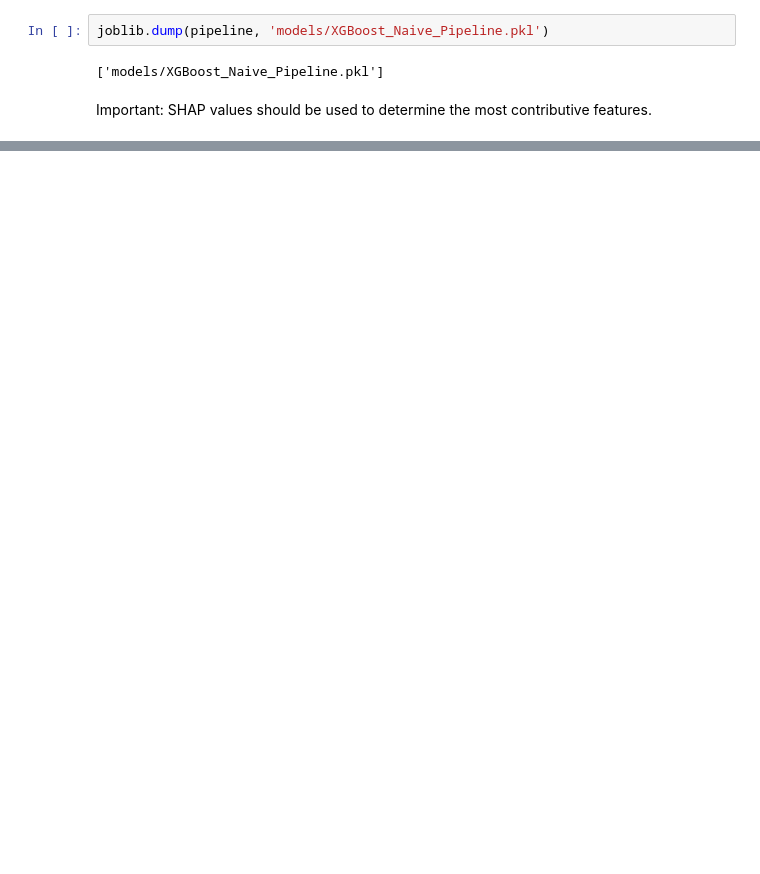
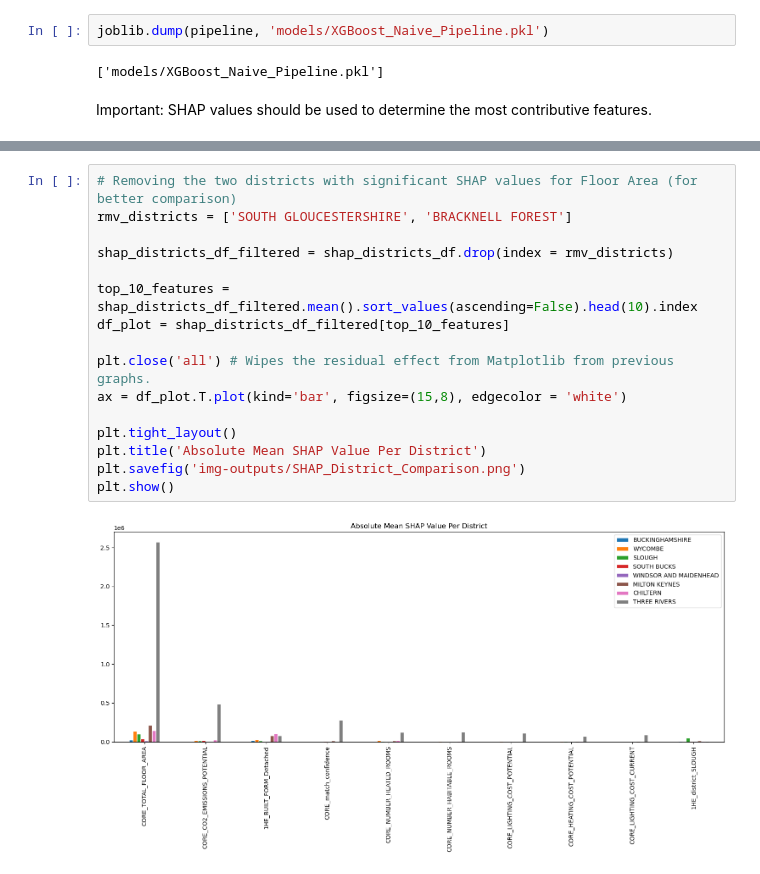
Before and after one commit to NiroshSuthagar/project-housing, a Jupyter notebook: 4.ML_models.ipynb, the cells around one changed output, grey strips where cells are left out. Saved outputs shown, nothing was run; the diff lists cells and outputs as text; blank space fills up the shorter version.

```diff
--- a/4.ML_models.ipynb
+++ b/4.ML_models.ipynb
@@ -294,0 +369,18 @@ plt.show()
+# %%
+# Removing the two districts with significant SHAP values for Floor Area (for better comparison)
+rmv_districts = ['SOUTH GLOUCESTERSHIRE', 'BRACKNELL FOREST']
+
+shap_districts_df_filtered = shap_districts_df.drop(index = rmv_districts)
+
+top_10_features = shap_districts_df_filtered.mean().sort_values(ascending=False).head(10).index
+df_plot = shap_districts_df_filtered[top_10_features]
+
+plt.close('all') # Wipes the residual effect from Matplotlib from previous graphs.
+ax = df_plot.T.plot(kind='bar', figsize=(15,8), edgecolor = 'white')
+
+plt.tight_layout()
+plt.title('Absolute Mean SHAP Value Per District')
+plt.savefig('img-outputs/SHAP_District_Comparison.png')
+plt.show()
+# %% [output]
+[figure, added]
```
Also changed, not shown: parts of 14 cells of this notebook, 2 other files.
